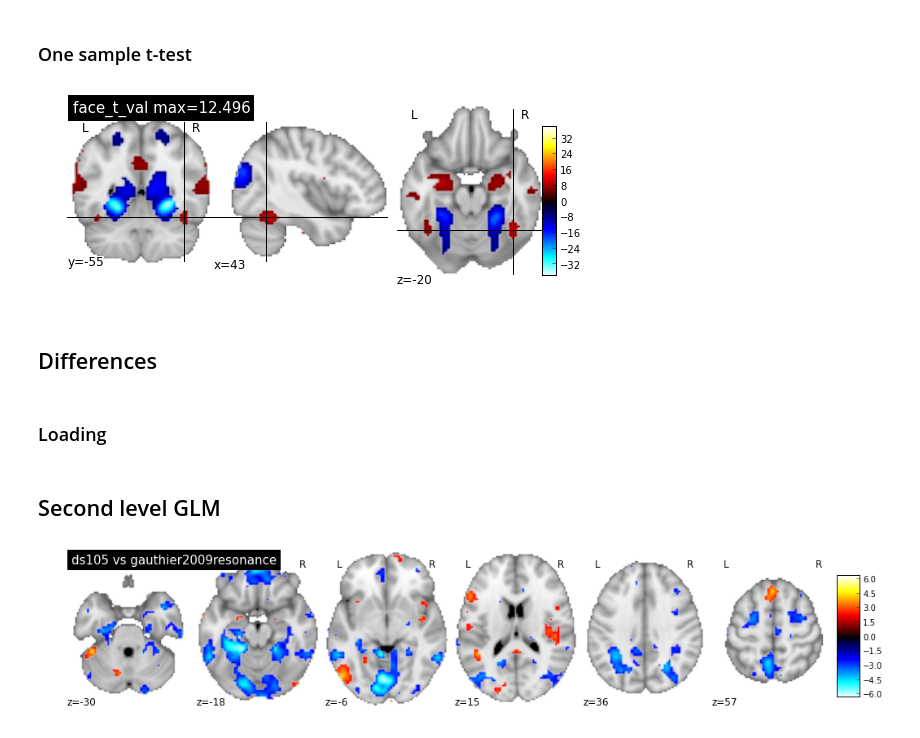
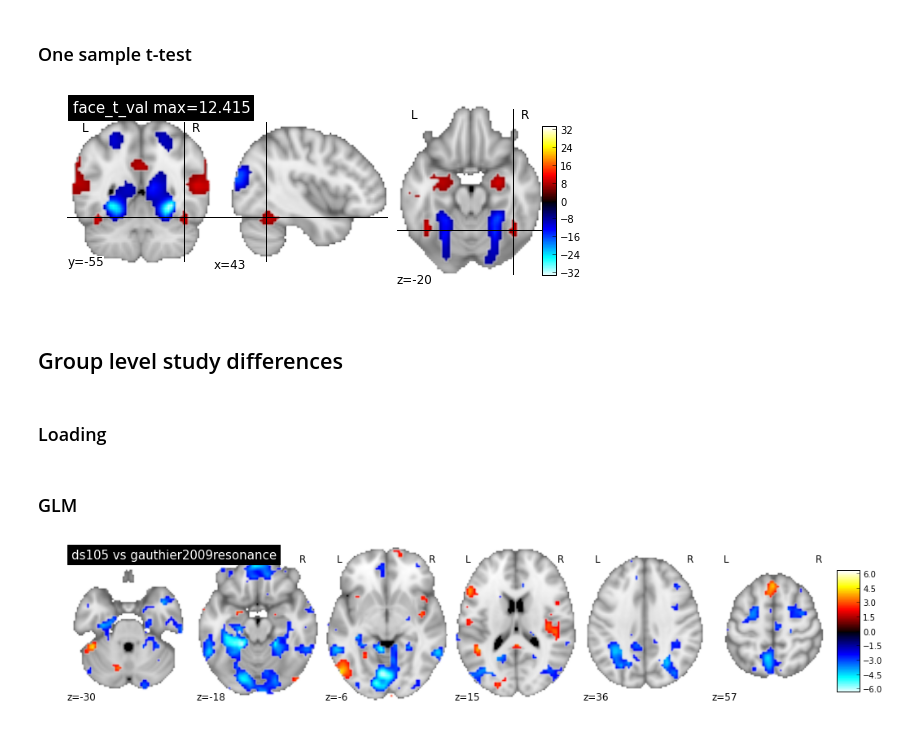
Before and after one commit to schwarty/contrasts_repr, a Jupyter notebook: face_vs_place.ipynb, the cells around one changed output. Drawn from its saved outputs; the diff is of its cells as text; code cells hidden in the pictures.

```diff
--- a/face_vs_place.ipynb
+++ b/face_vs_place.ipynb
@@ -177,13 +176,13 @@ Y_face = Y[X == 1]
 # %% [markdown]
 ### One sample t-test
 # %%
-t_val, p_val = ttest_1samp(Y_face, np.mean(Y_house, axis=0))
+t_val, p_val = ttest_1samp(Y_face - Y_house, 0)
 t_val = masker.inverse_transform(t_val)
 plot_niimg(t_val, 'face_t_val max=%.03f' % t_val.get_data().max(), percentile=99, cut_coords=(43, -55, -20));
 # %% [output]
-[figure, old version]
+[figure, new version]
-# %% [markdown]
-## Differences
+# %% [markdown]
+## Group level study differences
 # %% [markdown]
 ### Loading
 # %%
@@ -201,7 +200,7 @@ Y = masker.fit_transform(niimgs)
 X = lb.fit_transform(target)
 X[:, -1] = 0
 # %% [markdown]
-## Second level GLM
+### GLM
 # %%
 glm = GeneralLinearModel(X)
 glm.fit(Y, model='ols')
```
Also changed, not shown: parts of 9 cells of this notebook.
